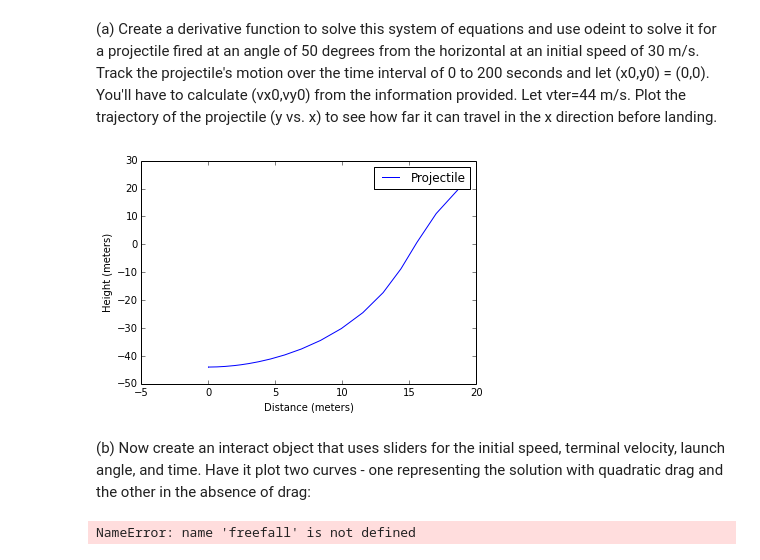
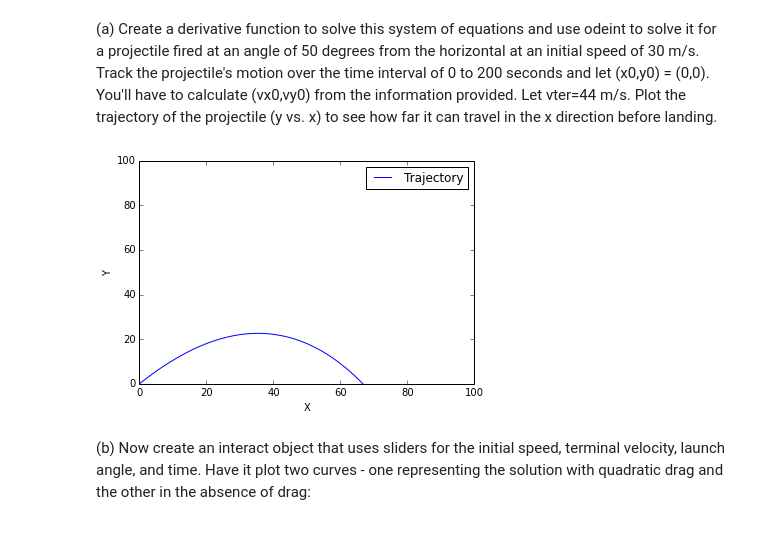
Before and after one commit to eizaguir/PHYS202-S14, a Jupyter notebook: SciPy/ODEExercises.ipynb, the cells around one changed output. Saved outputs shown, nothing was run; the diff lists cells and outputs as text; code cells hidden in the pictures.

```diff
--- a/SciPy/ODEExercises.ipynb
+++ b/SciPy/ODEExercises.ipynb
@@ -441,29 +424,41 @@ def Projderiv(y,t):
 # %%
-from scipy.integrate import odeint
-#200 seconds
-t = np.arange(0.,200.+1,1)
+def PPderiv(y,t,Vterr=44):
+
+    g = 9.8
+    m = 1 #kg
+    Vx = y[0]
+    Vy = y[1]
+    x = y[2]
+    y = y[3]
+
+    dVxdt = (-g)*((Vx/(Vterr)**2))*np.sqrt((Vx)**2+(Vy)**2)
+    dVydt = (-g)*(1+((Vy/(Vterr)**2)*np.sqrt((Vx)**2+(Vy)**2)))
+
+    return np.array([ dVxdt, dVydt, Vx, Vy ])
+
+t = np.arange(0.,200.+0.1,0.1)
 
 #initial conditions
-vxo = 19.28
-vyo = 22.98
+Vx0 = 19.28
+Vy0 = 22.98
+x0 = 0
+y0 = 0
 
 #pass the function deriv to the solver with initial values and integration variable
-result = odeint(Projderiv,np.array([vxo,vyo]),t)
+result = odeint(PPderiv,np.array([Vx0,Vy0,x0,y0]),t)
 
-X = result[:,0]
-Y = result[:,1]
 
-plt.plot(X,Y,label="Projectile")
-plt.xlabel("Distance (meters)")
-plt.ylabel("Height (meters)")
-plt.legend()
+X = result[:,2]
+Y = result[:,3]
+
+plt.plot(X,Y,label="Trajectory")
+plt.xlabel("X")
+plt.ylabel("Y")
+plt.xlim(0,100)
+plt.ylim(0,100)
+plt.legend(loc="best")
 plt.show()
 # %% [output]
-[figure, old version]
+[figure, new version]
 # %% [markdown]
 (b) Now create an interact object that uses sliders for the initial speed, terminal velocity, launch angle, and time. Have it plot two curves - one representing the solution with quadratic drag and the other in the absence of drag:
-# %%
-from IPython.html.widgets import interact, interactive
-v4 = interact(freefall,tmax=(1.,20.),dt=(0.01,1.,0.01),t0=(0.,20.),v0=(10.,100.),y0=(0.,10.0))
-# %% [output]
-NameError: name 'freefall' is not defined
```
Also changed, not shown: parts of 12 cells of this notebook, 4 other files.
